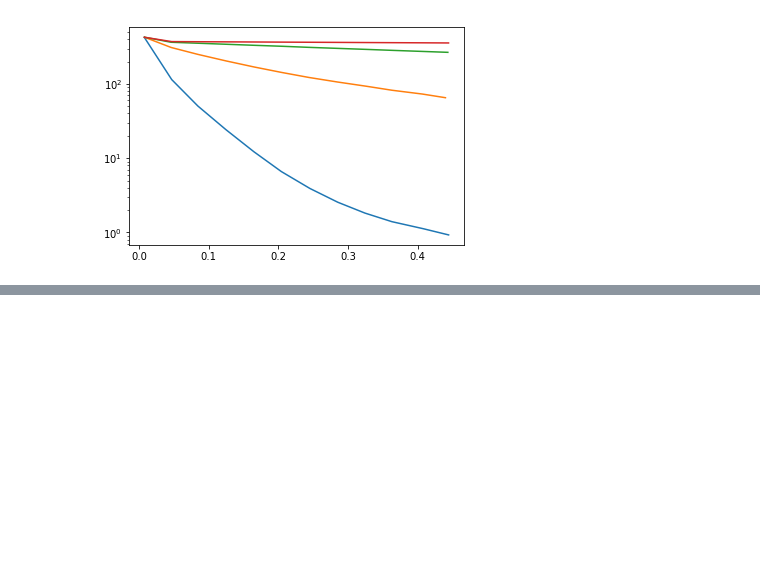
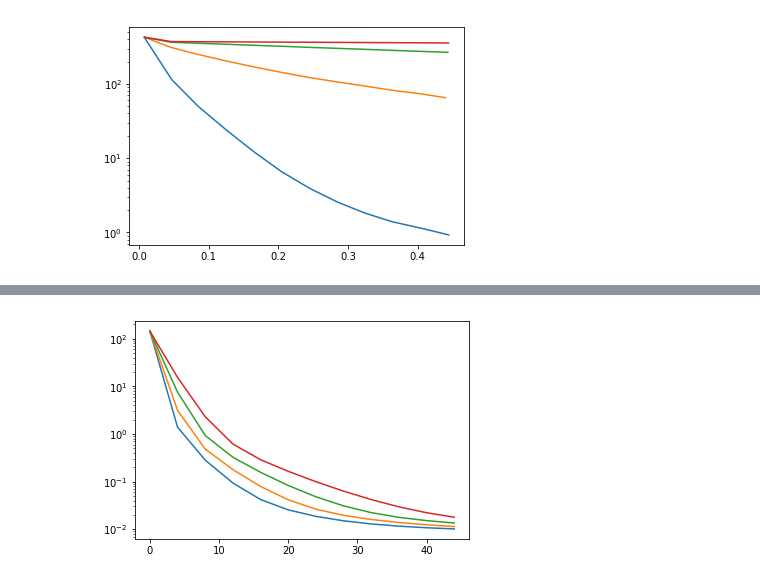
Before and after one commit to lrr0001/ML-onlineCDL-LRU, a Jupyter notebook: CSC_compare_FISTA_and_ADMM.ipynb, the cells around one changed output, grey strips where cells are left out. Cells and saved outputs as stored; diff of their text form; code cells hidden in the pictures; blank space fills up the shorter version.

```diff
--- a/CSC_compare_FISTA_and_ADMM.ipynb
+++ b/CSC_compare_FISTA_and_ADMM.ipynb
@@ -60,0 +123,17 @@ plt.show()
+# %%
+import pickle as pkl
+
+f_fista = []
+t_fista = []
+for log2lpstz in range(7,11,1):
+    f_fista_temp = []
+    t_fista_temp = []
+    for ii in range(0,48,4):
+        fid = open('data/experiment/simpleTest/experiment1/times/ML_FISTA_lpstz' + str(2**(log2lpstz/2)) + '_iter' + str(ii) + '_times.pkl','rb')
+        outputs_fista = pkl.load(fid)
+        times_fista = pkl.load(fid)
+        fid.close()
+        f_fista_temp.append(sum(outputs_fista[1:])/(len(outputs_fista) - 1))
+        t_fista_temp.append(sum(times_fista[1:])/(len(outputs_fista) - 1))
+    f_fista.append(f_fista_temp)
+    t_fista.append(t_fista_temp)
@@ -60,0 +142,10 @@ plt.show()
+# %%
+import matplotlib.pyplot as plt
+import numpy as np
+%matplotlib inline
+for ii in range(len(t_fista)):
+    plt.plot([4*jj for jj in range(len(f_fista[ii]))],f_fista[ii])
+plt.yscale('log')
+plt.show()
+# %% [output]
+[figure, added]
```
Also changed, not shown: parts of 13 cells of this notebook, 7 other files.
